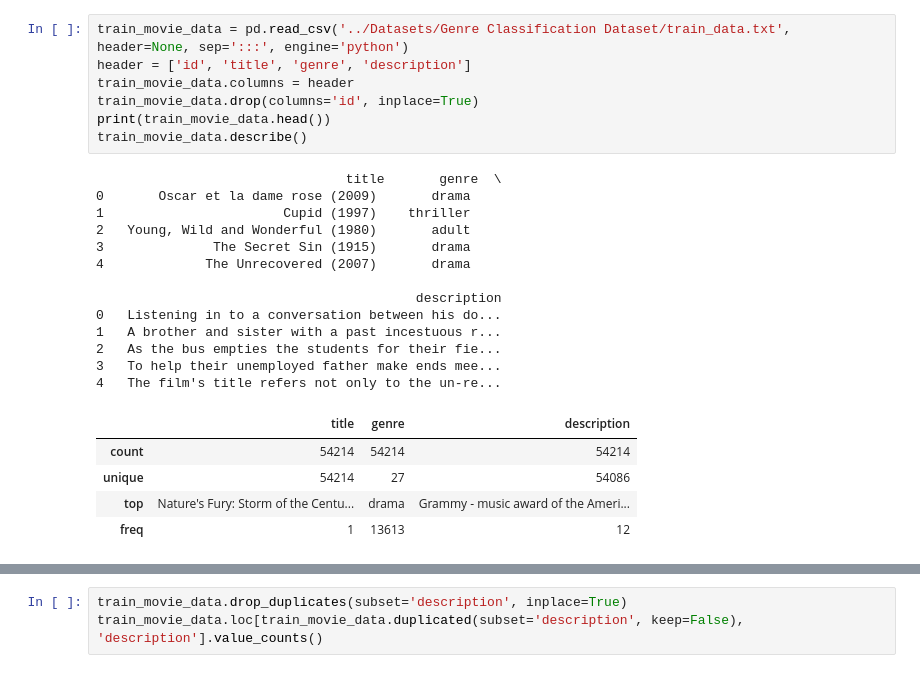
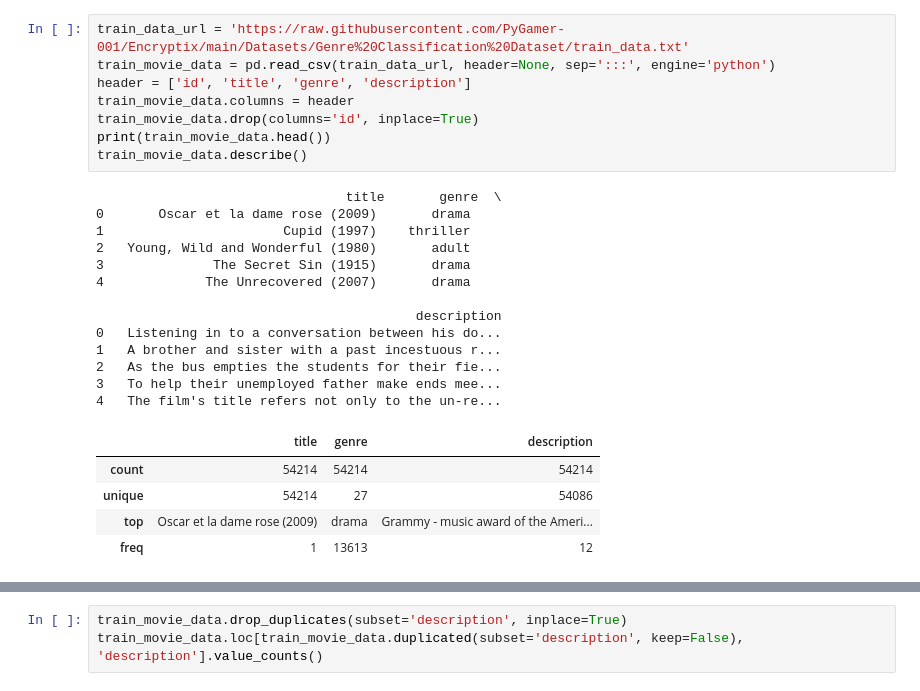
Before and after one commit to PyGamer-001/Encryptix, a Jupyter notebook: Movie Genre Classifier/script.ipynb, the cells around one changed output, grey strips where cells are left out. Drawn from its saved outputs; the diff is of its cells as text.

```diff
--- a/Movie Genre Classifier/script.ipynb
+++ b/Movie Genre Classifier/script.ipynb
@@ -9,26 +64,27 @@ from nltk.tokenize import word_tokenize
 # %%
-train_movie_data = pd.read_csv('../Datasets/Genre Classification Dataset/train_data.txt', header=None, sep=':::', engine='python')
+train_data_url = 'https://raw.githubusercontent.com/PyGamer-001/Encryptix/main/Datasets/Genre%20Classification%20Dataset/train_data.txt'
+train_movie_data = pd.read_csv(train_data_url, header=None, sep=':::', engine='python')
 header = ['id', 'title', 'genre', 'description']
 train_movie_data.columns = header
 train_movie_data.drop(columns='id', inplace=True)
 print(train_movie_data.head())
 train_movie_data.describe()
 # %% [output]
                                 title       genre  \
 0       Oscar et la dame rose (2009)       drama
 1                       Cupid (1997)    thriller
 2   Young, Wild and Wonderful (1980)       adult
 3              The Secret Sin (1915)       drama
 4             The Unrecovered (2007)       drama
 
                                          description
 0   Listening in to a conversation between his do...
 1   A brother and sister with a past incestuous r...
 2   As the bus empties the students for their fie...
 3   To help their unemployed father make ends mee...
 4   The film's title refers not only to the un-re...
 |  | title | genre | description |
 | count | 54214 | 54214 | 54214 |
 | unique | 54214 | 27 | 54086 |
-| top | Nature's Fury: Storm of the Centu... | drama | Grammy - music award of the Ameri... |
+| top | Oscar et la dame rose (2009) | drama | Grammy - music award of the Ameri... |
 | freq | 1 | 13613 | 12 |
```
Also changed, not shown: parts of 51 cells of this notebook, 3 other files.
